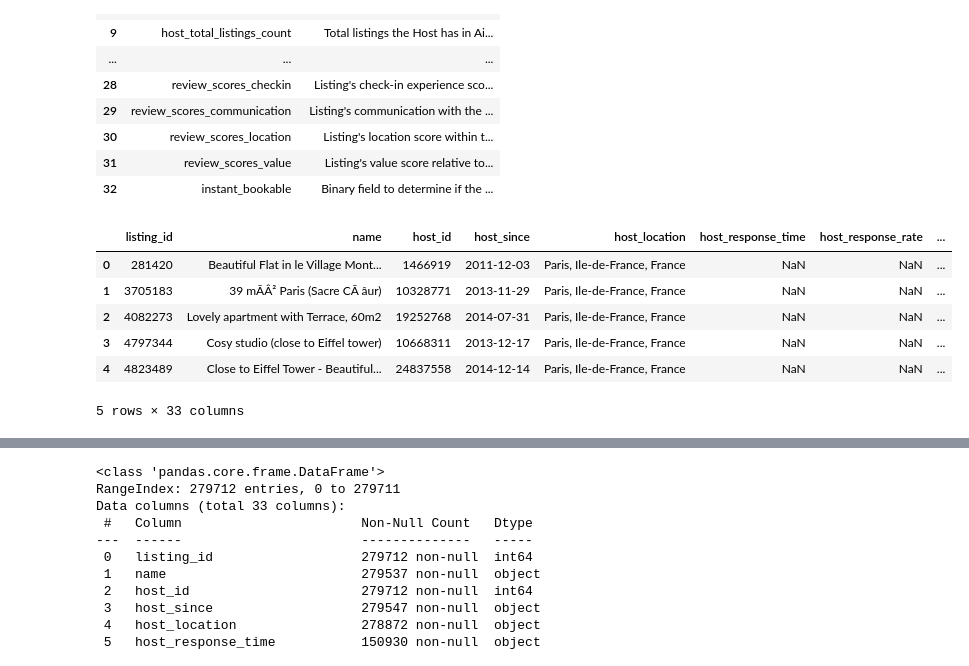
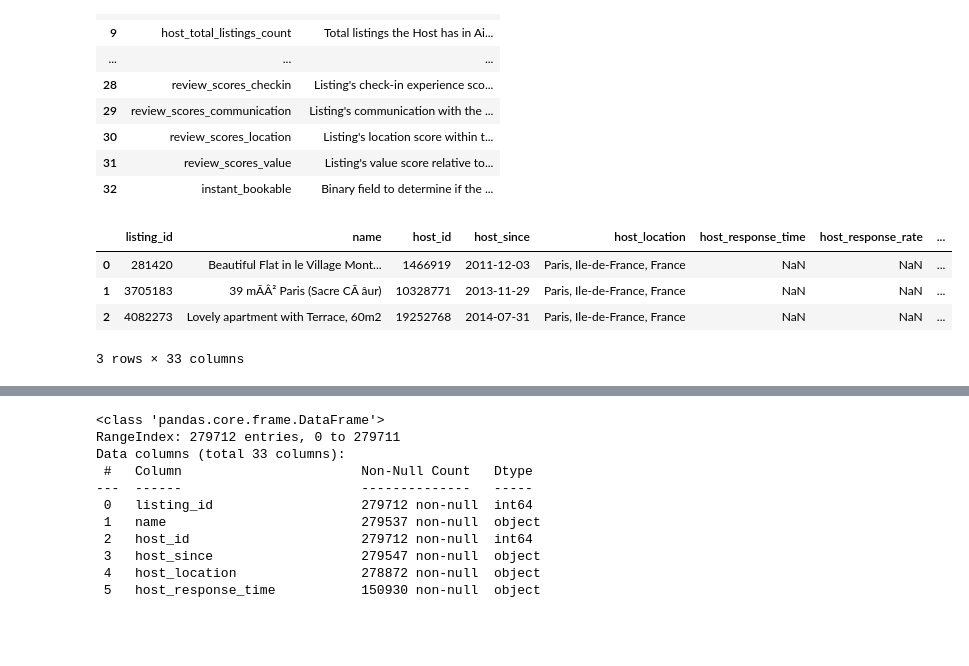
Before and after one commit to salmagouda/data-engineering-capstone, a Jupyter notebook: airbnb-data/Airbnb EDA.ipynb, the cells around one changed output, grey strips where cells are left out. Saved outputs shown, nothing was run; the diff lists cells and outputs as text; code cells hidden in the pictures; blank space fills up the shorter version.

```diff
--- a/airbnb-data/Airbnb EDA.ipynb
+++ b/airbnb-data/Airbnb EDA.ipynb
@@ -24,7 +24,7 @@ listings_metadata_df
 | 32 | instant_bookable | Binary field to determine if the ... |
 # %%
 listings_df = pd.read_csv("Listings.csv", encoding='ISO-8859-1', low_memory=False)
-listings_df.head(5)
+listings_df.head(3)
 # %% [output]
 |  | listing_id | name | host_id | host_since | host_location | host_response_time | host_response_rate | ... |
 | 0 | 281420 | Beautiful Flat in le Village Mont... | 1466919 | 2011-12-03 | Paris, Ile-de-France, France | NaN | NaN | ... |
@@ -32,5 +32,3 @@ listings_df.head(5)
 | 2 | 4082273 | Lovely apartment with Terrace, 60m2 | 19252768 | 2014-07-31 | Paris, Ile-de-France, France | NaN | NaN | ... |
-| 3 | 4797344 | Cosy studio (close to Eiffel tower) | 10668311 | 2013-12-17 | Paris, Ile-de-France, France | NaN | NaN | ... |
-| 4 | 4823489 | Close to Eiffel Tower - Beautiful... | 24837558 | 2014-12-14 | Paris, Ile-de-France, France | NaN | NaN | ... |
-5 rows × 33 columns
+3 rows × 33 columns
 # %%
```
Also changed, not shown: parts of 2 cells of this notebook, 18 other files.
